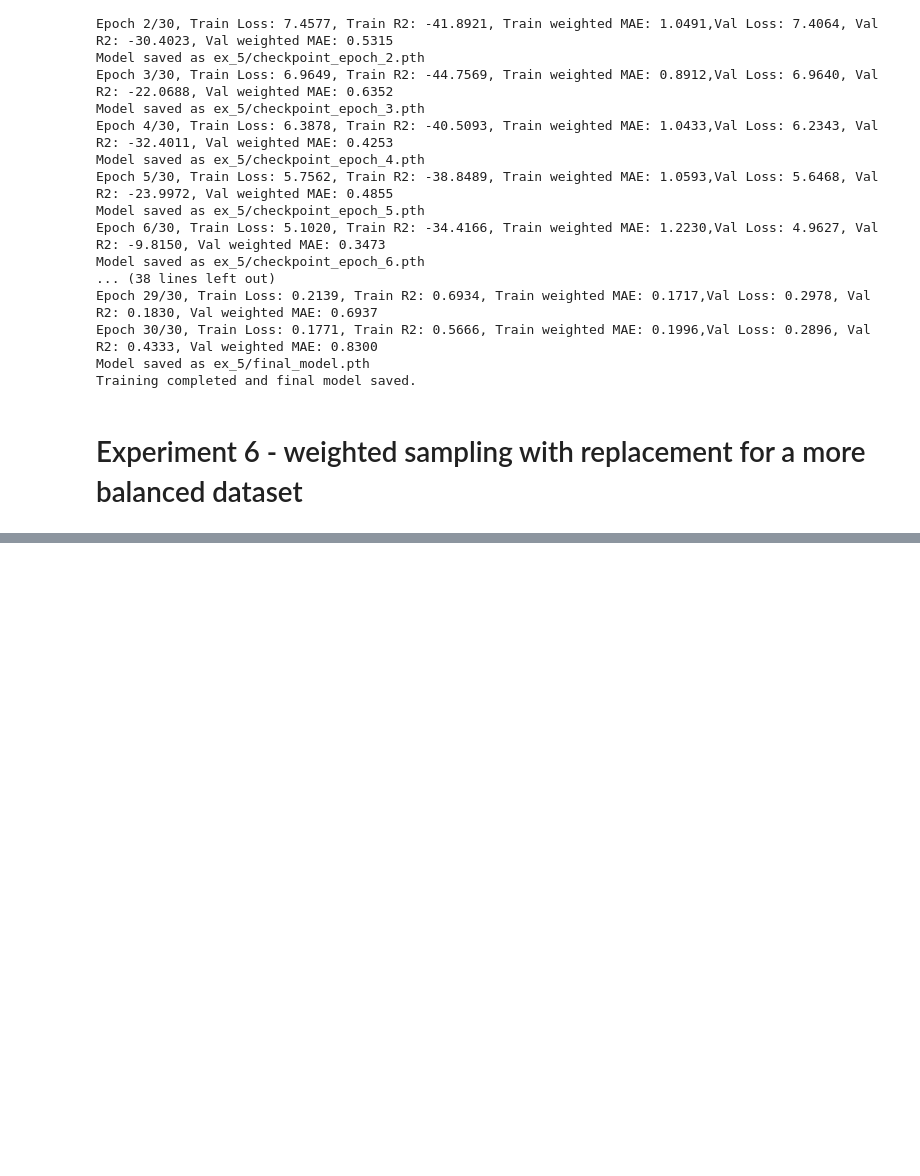
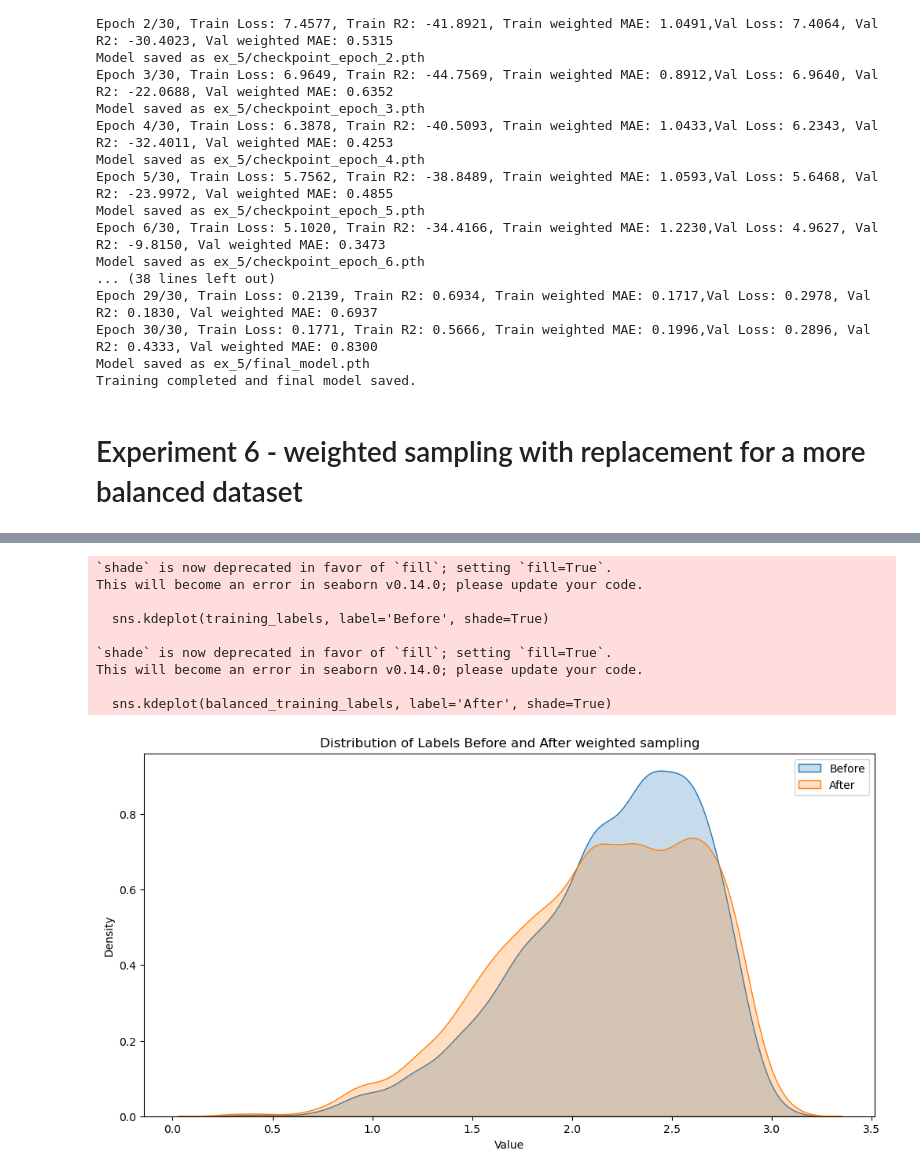
Before and after one commit to lhmtrinh/Remote-Sensing-Wealth-Index, a Jupyter notebook: main.ipynb, the cells around one changed output, grey strips where cells are left out. Saved outputs shown, nothing was run; the diff lists cells and outputs as text; code cells hidden in the pictures; blank space fills up the shorter version.

```diff
--- a/main.ipynb
+++ b/main.ipynb
@@ -195,0 +256,13 @@ train_model(model, loss, optimizer, [train_loader], [val_loader], device, ex, ep
+# %%
+ex = 'ex_7'
+
+dense_weight_model = DenseWeight(0.5)
+dense_weight_model.fit(training_labels)
+
+balanced_train_loader = create_dataloader(train_dataset, 64, dense_weight_model)
+
+loss =  nn.MSELoss()
+model = load_resnet_model('resnet50', num_classes=1)
+optimizer = optim.Adam(model.parameters(), LR)
+
+train_model(model, loss, optimizer, [balanced_train_loader], [val_loader], device, ex, epochs=EPOCH)
@@ -195,0 +287,32 @@ train_model(model, loss, optimizer, [train_loader], [val_loader], device, ex, ep
+# %%
+balanced_training_labels = []
+for _, label in balanced_train_loader:
+    balanced_training_labels.extend(label.numpy())
+# Set up the matplotlib figure
+plt.figure(figsize=(12, 6))
+
+# KDE plot of True Labels
+sns.kdeplot(training_labels, label='Before', shade=True)
+
+# KDE plot of Predictions
+sns.kdeplot(balanced_training_labels, label='After', shade=True)
+
+# Plot formatting
+plt.title('Distribution of Labels Before and After weighted sampling')
+plt.xlabel('Value')
+plt.ylabel('Density')
+plt.legend()
+
+# Show the plot
+plt.show()
+# %% [output]
+`shade` is now deprecated in favor of `fill`; setting `fill=True`.
+This will become an error in seaborn v0.14.0; please update your code.
+
+  sns.kdeplot(training_labels, label='Before', shade=True)
+
+`shade` is now deprecated in favor of `fill`; setting `fill=True`.
+This will become an error in seaborn v0.14.0; please update your code.
+
+  sns.kdeplot(balanced_training_labels, label='After', shade=True)
+[figure, added]
```
Also changed, not shown: parts of 6 cells of this notebook, 1 other file.
